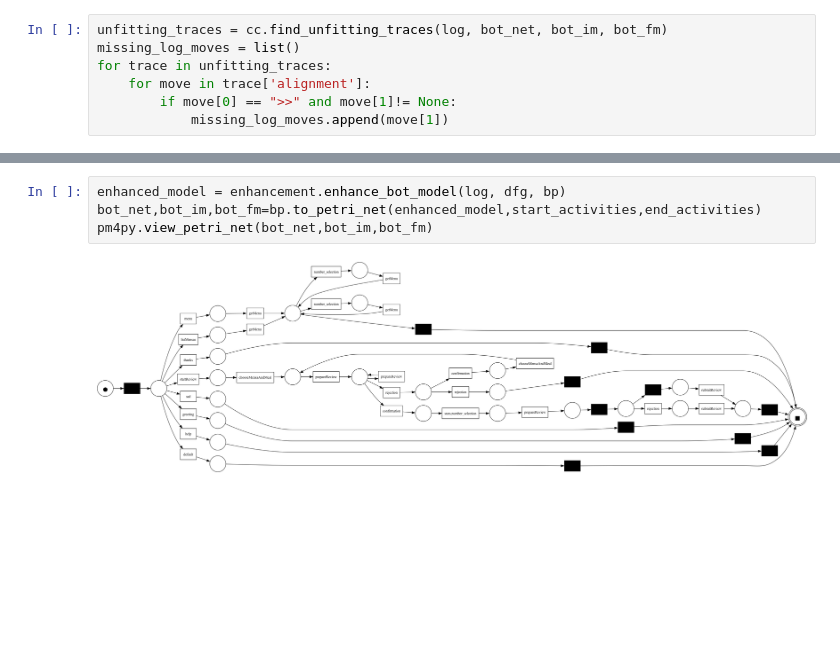
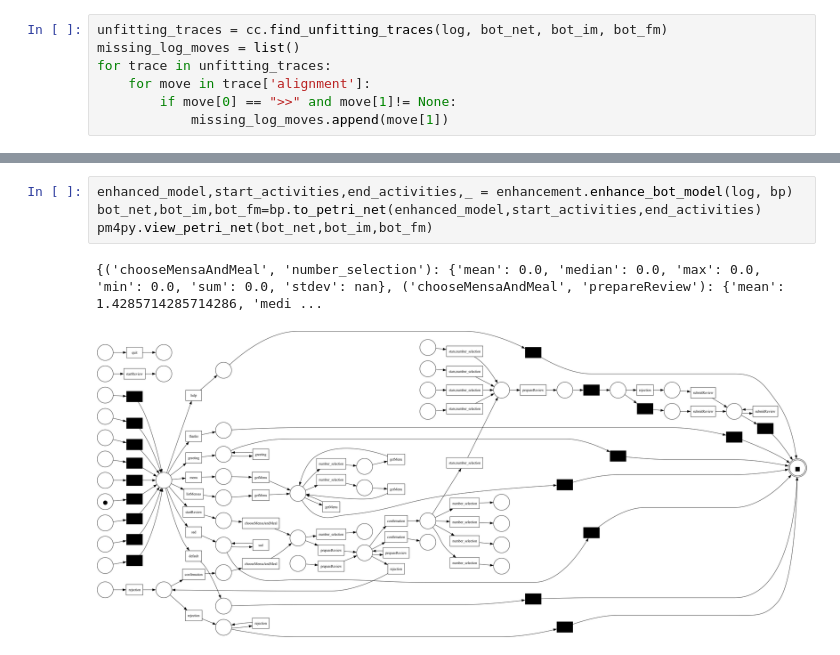
Before and after one commit to rwth-acis/process-mining-for-bots, a Jupyter notebook: visualize.log.ipynb, the cells around one changed output, grey strips where cells are left out. Cells and saved outputs as stored; diff of their text form; blank space fills up the shorter version.

```diff
--- a/visualize.log.ipynb
+++ b/visualize.log.ipynb
@@ -128,6 +126,7 @@ Missing log moves: ['sad', 'stars,number_selection', 'submitReview', 'rejection'
 # %%
-enhanced_model = enhancement.enhance_bot_model(log, dfg, bp)
+enhanced_model,start_activities,end_activities,_ = enhancement.enhance_bot_model(log, bp)
 bot_net,bot_im,bot_fm=bp.to_petri_net(enhanced_model,start_activities,end_activities)
 pm4py.view_petri_net(bot_net,bot_im,bot_fm)
 # %% [output]
+{('chooseMensaAndMeal', 'number_selection'): {'mean': 0.0, 'median': 0.0, 'max': 0.0, 'min': 0.0, 'sum': 0.0, 'stdev': nan}, ('chooseMensaAndMeal', 'prepareReview'): {'mean': 1.4285714285714286, 'medi ...
-[figure, old version]
+[figure, new version]
```
Also changed, not shown: parts of 6 cells of this notebook, 1 other file.
